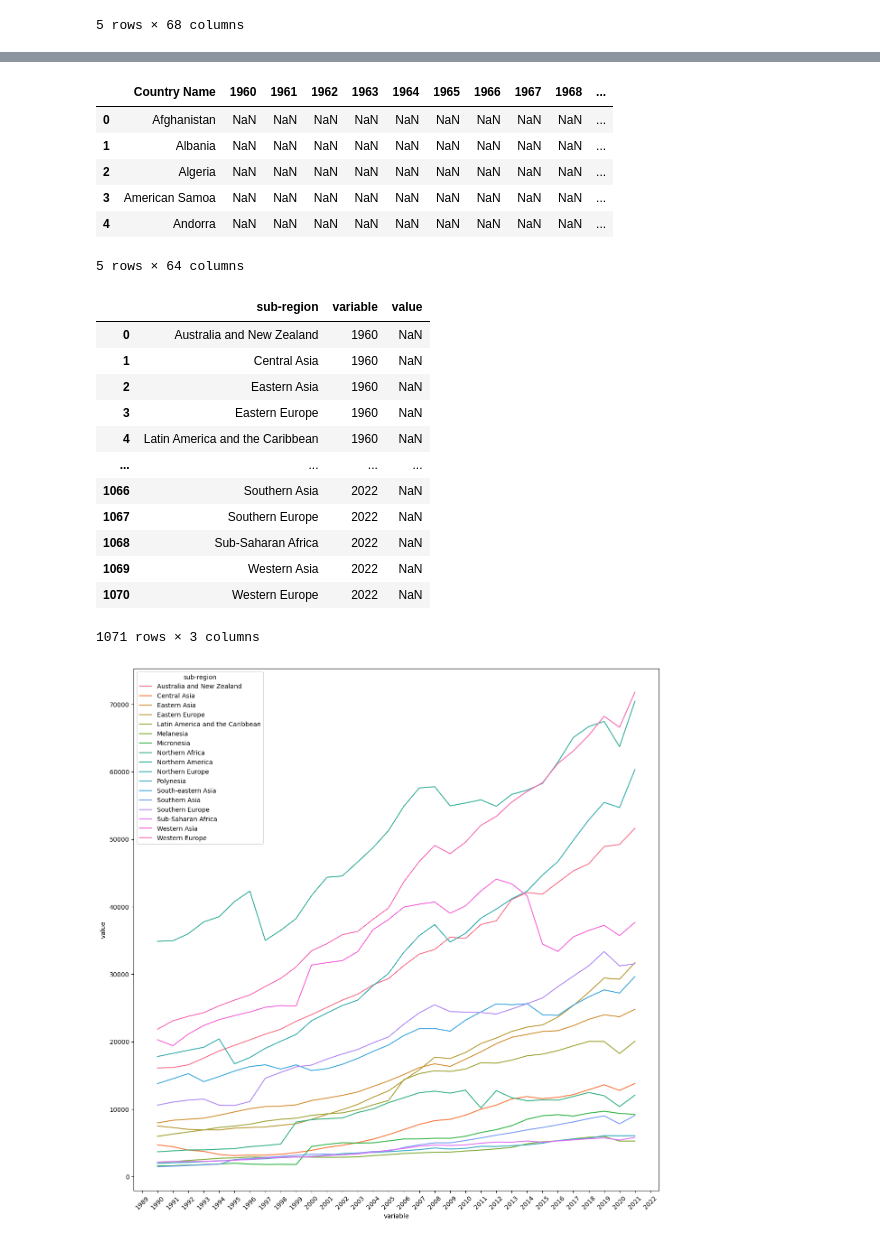
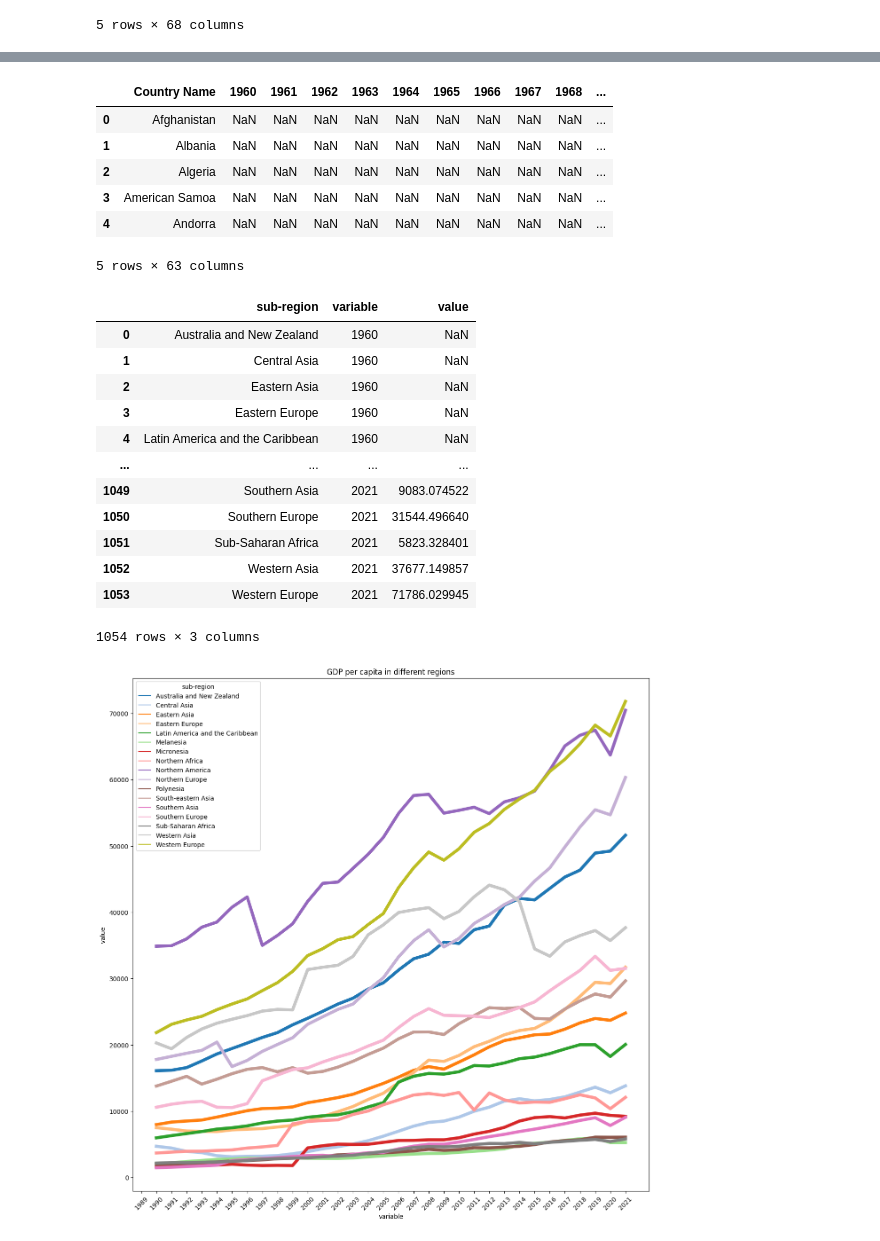
Before and after one commit to varjakm/Andmetehnika_projekt, a Jupyter notebook: projekt.ipynb, the cells around one changed output, grey strips where cells are left out. Cells and saved outputs as stored; diff of their text form; code cells hidden in the pictures.

```diff
--- a/projekt.ipynb
+++ b/projekt.ipynb
@@ -108,7 +114,7 @@ df_list[0].head(5)
 # %%
 #Running the deletion
 for n in range(len(df_list)):
-    df_list[n]=df_list[n][df_list[n].columns[:-1]]
+    df_list[n]=df_list[n][df_list[n].columns[:-2]]
 # %%
 #Checking
 df_list[0].head()
@@ -127,10 +133,10 @@ df_countries_small = df_countries_small.rename(columns={'name': 'Country Name'})
 # %%
 #Conducting merge on country names
 #For gdp per capita
-df_gdppcap=df_countries_small.merge(df_list[0], on='Country Name')
+df_gdppcap=df_countries_small.merge(df_list[0], on='Country Name', how='inner')
 #For life expectancy
-df_lifeexp=df_countries_small.merge(df_list[1], on='Country Name')
+df_lifeexp=df_countries_small.merge(df_list[1], on='Country Name', how='inner')
 #For literacy
-df_literacy=df_countries_small.merge(df_list[2], on='Country Name')
+df_literacy=df_countries_small.merge(df_list[2], on='Country Name', how='inner')
 
 ##These are the dataframes one can work now!
@@ -141,0 +179,8 @@ import matplotlib.pyplot as plt
+# %%
+#Getting gdp per capita for 2021
+#To get literacy values for year 2021, replacing NaN with np.nan
+df_gdppcap=df_gdppcap.replace('NaN',np.nan)
+#Getting for year 2021
+df_gdppcap_2021=df_gdppcap[['Country Name','2021']]
+#Removing these rows, where np.nan
+df_gdppcap_2021=df_gdppcap_2021.dropna()
@@ -157,4 +230,4 @@ df_gdppcap_country.head()
 | 2 | Algeria | NaN | NaN | NaN | NaN | NaN | NaN | NaN | NaN | NaN | ... |
 | 3 | American Samoa | NaN | NaN | NaN | NaN | NaN | NaN | NaN | NaN | NaN | ... |
 | 4 | Andorra | NaN | NaN | NaN | NaN | NaN | NaN | NaN | NaN | NaN | ... |
-5 rows × 64 columns
+5 rows × 63 columns
@@ -172,20 +247,22 @@ df_gdppcap_subregion.melt(id_vars=['sub-region'])
 | 3 | Eastern Europe | 1960 | NaN |
 | 4 | Latin America and the Caribbean | 1960 | NaN |
 | ... | ... | ... | ... |
-| 1066 | Southern Asia | 2022 | NaN |
-| 1067 | Southern Europe | 2022 | NaN |
-| 1068 | Sub-Saharan Africa | 2022 | NaN |
-| 1069 | Western Asia | 2022 | NaN |
-| 1070 | Western Europe | 2022 | NaN |
+| 1049 | Southern Asia | 2021 | 9083.074522 |
+| 1050 | Southern Europe | 2021 | 31544.496640 |
+| 1051 | Sub-Saharan Africa | 2021 | 5823.328401 |
+| 1052 | Western Asia | 2021 | 37677.149857 |
+| 1053 | Western Europe | 2021 | 71786.029945 |
-1071 rows × 3 columns
+1054 rows × 3 columns
 # %%
 #The dataframe has to be melted
 plt.figure(figsize=(15, 15))
+
 sns.lineplot(data=df_gdppcap_subregion.melt(id_vars=['sub-region']),
-             x='variable', y='value', hue='sub-region')
+             x='variable', y='value', hue='sub-region', palette='tab20',lw=5).set(title='GDP per capita in different regions')
+
 plt.xticks(rotation=45)
 
 #No extra text as output, thus 'None' needed
 None
 # %% [output]
-[figure, old version]
+[figure, new version]
```
Also changed, not shown: parts of 10 cells of this notebook.
